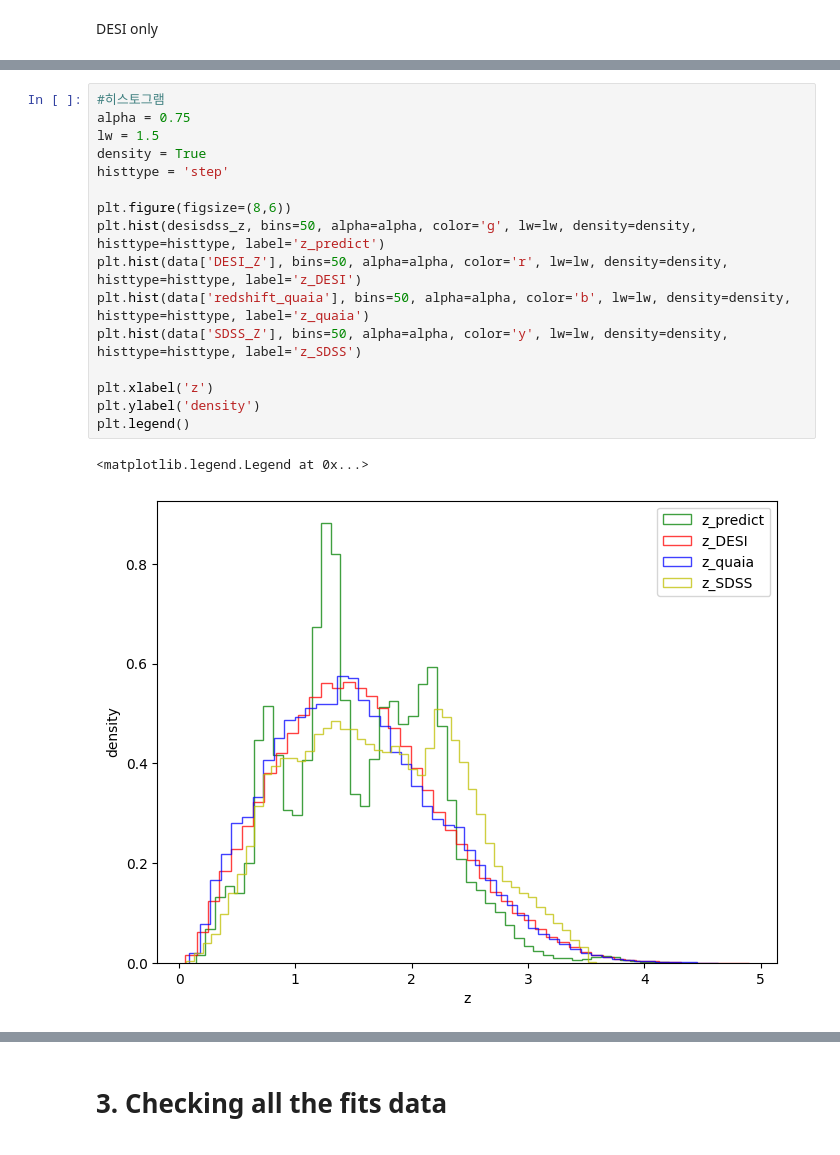
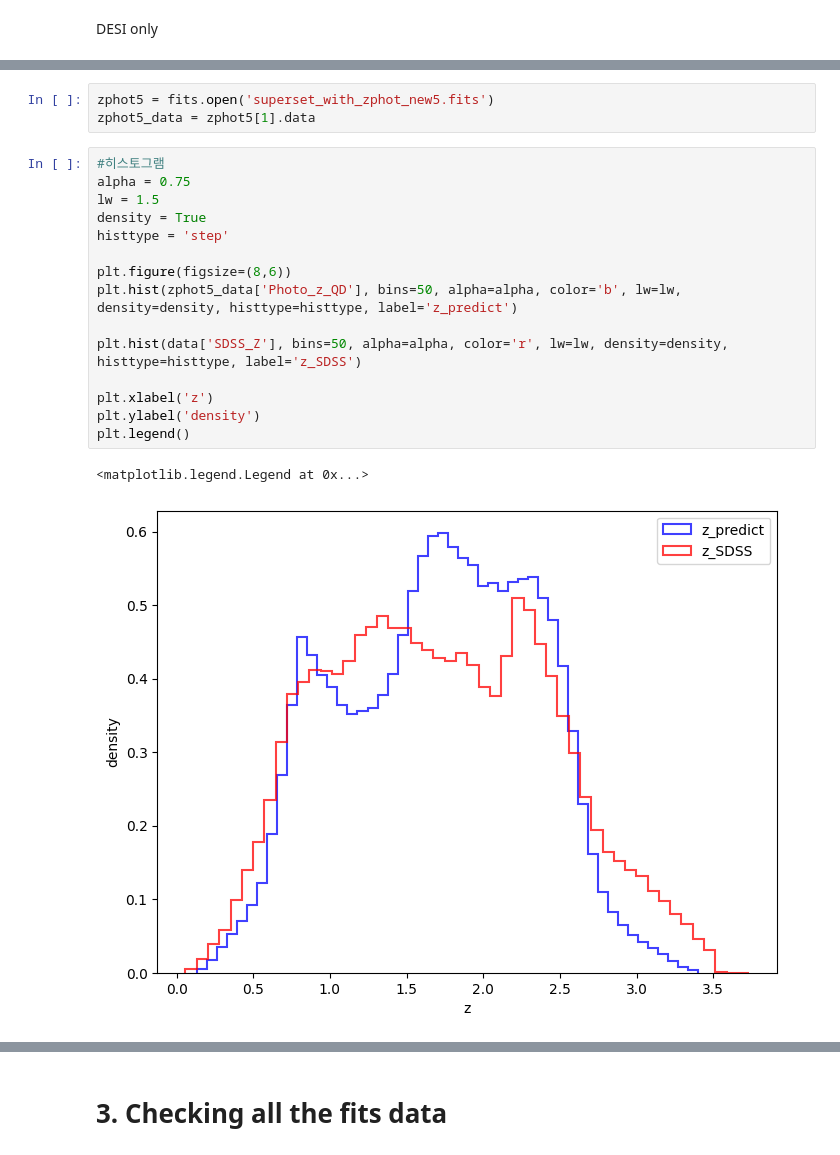
Before and after one commit to An-Yejin/qsocat, a Jupyter notebook: thesis5_kNN.ipynb, the cells around one changed output, grey strips where cells are left out. Saved outputs shown, nothing was run; the diff lists cells and outputs as text.

```diff
--- a/thesis5_kNN.ipynb
+++ b/thesis5_kNN.ipynb
@@ -859,19 +1024,21 @@ desisdss_z = zphot4_data['Photo_z_QD']
+# %%
+zphot5 = fits.open('superset_with_zphot_new5.fits')
+zphot5_data = zphot5[1].data
 # %%
 #히스토그램
 alpha = 0.75
 lw = 1.5
 density = True
 histtype = 'step'
 
 plt.figure(figsize=(8,6))
-plt.hist(desisdss_z, bins=50, alpha=alpha, color='g', lw=lw, density=density, histtype=histtype, label='z_predict')
-plt.hist(data['DESI_Z'], bins=50, alpha=alpha, color='r', lw=lw, density=density, histtype=histtype, label='z_DESI')
-plt.hist(data['redshift_quaia'], bins=50, alpha=alpha, color='b', lw=lw, density=density, histtype=histtype, label='z_quaia')
-plt.hist(data['SDSS_Z'], bins=50, alpha=alpha, color='y', lw=lw, density=density, histtype=histtype, label='z_SDSS')
+plt.hist(zphot5_data['Photo_z_QD'], bins=50, alpha=alpha, color='b', lw=lw, density=density, histtype=histtype, label='z_predict')
+
+plt.hist(data['SDSS_Z'], bins=50, alpha=alpha, color='r', lw=lw, density=density, histtype=histtype, label='z_SDSS')
 
 plt.xlabel('z')
 plt.ylabel('density')
 plt.legend()
 # %% [output]
 <matplotlib.legend.Legend at 0x...>
-[figure, old version]
+[figure, new version]
```
Also changed, not shown: parts of 44 cells of this notebook, 26 other files.
